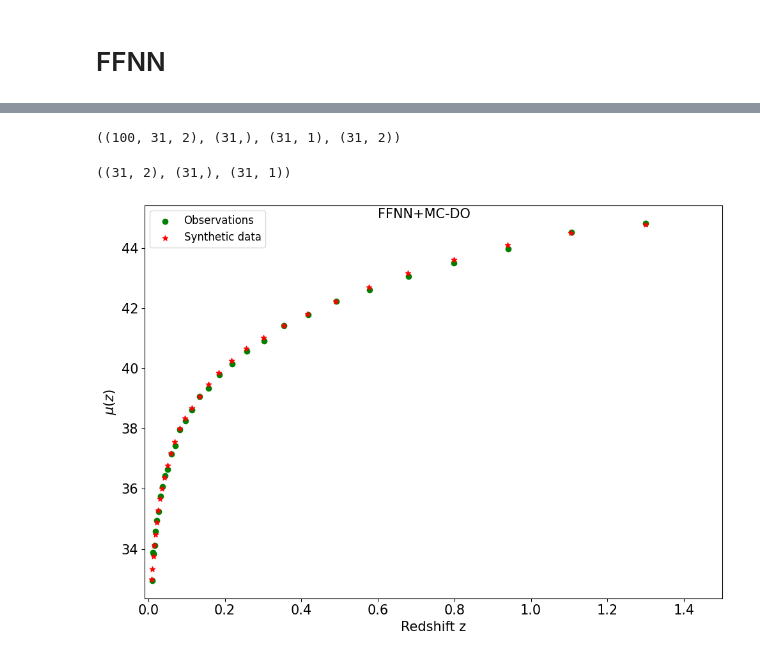
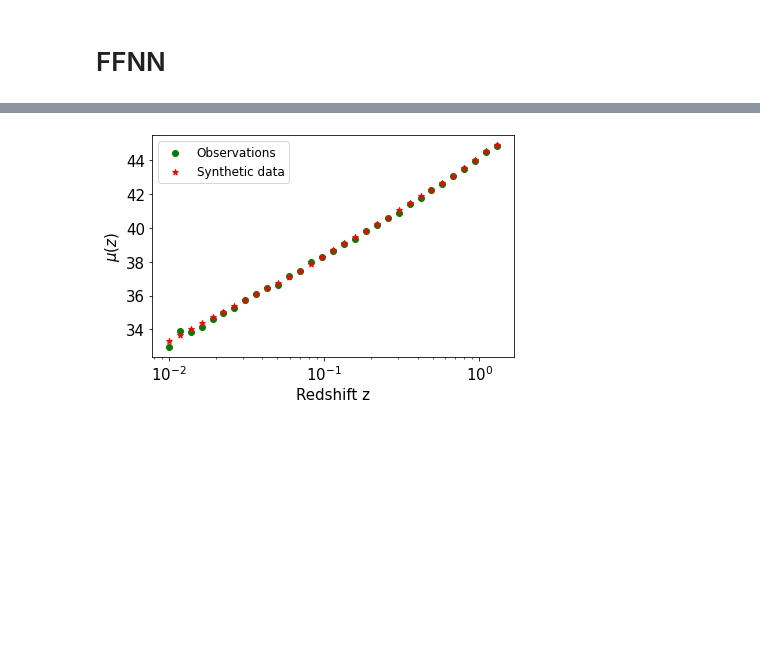
Before and after one commit to igomezv/neuralCosmoReconstruction, a Jupyter notebook: notebooks/binned_JLA_ANN_DO.ipynb, the cells around one changed output, grey strips where cells are left out. Drawn from its saved outputs; the diff is of its cells as text; code cells hidden in the pictures; blank space fills up the shorter version.

Commit message:
newer ffnn+mc-do to jla

```diff
--- a/notebooks/binned_JLA_ANN_DO.ipynb
+++ b/notebooks/binned_JLA_ANN_DO.ipynb
@@ -106,7 +110,7 @@ Non-trainable params: 0
 _________________________________________________________________
 # %%
 model2_train = neural_model2.fit(z_train, y_train, batch_size=1,
-                                    epochs=500,verbose=1,
+                                    epochs=2000,verbose=1,
                                     validation_data=(z_test, y_test))
 #                                     callbacks=callbacks)
 # %% [output]
@@ -146,8 +151,8 @@ plt.savefig('loss_dropoutJLA2.png')
 # %%
-file3 = 'fake_binned_JLA2TEST3new.dat'
-data3 = np.loadtxt(file3, skiprows=3)
+# file3 = 'fake_binned_JLA2TEST3new.dat'
+# data3 = np.loadtxt(file3, skiprows=3)
 
-z_test = data3[:,0]
-x_test = np.log(z_test)
+# z_test = data3[:,0]
+z_test = zz
 # x_test = zz
-z_test
+# x_test
@@ -165,29 +162,18 @@ test_batch_size = 31
 # x_test = np.linspace(np.min(z), np.max(z), test_batch_size)
 
 mc_dropout_num = 100# Run Dropout 100 times
-predictions = np.zeros((mc_dropout_num, test_batch_size, 2))
+predictions = np.zeros((mc_dropout_num, test_batch_size, 1))
 
 for i in range(mc_dropout_num):
-    predictions[i] = neural_model2.predict(x_test)
+    predictions[i] = neural_model2.predict(z_test)
 
 
 prediction_mc_dropout = np.mean(predictions, axis=0, dtype=np.float64)
 std_mc_dropout = np.std(predictions, axis=0, dtype=np.float64)
 
 # get mean results and its varience
-predictions_dl = prediction_mc_dropout[:,0]
 # pred_err = np.exp(pred_random[:,1].reshape(-1,1))
-predictions_err = np.exp(prediction_mc_dropout[:,1].reshape(-1,1))
 # pred_err = np.exp(pred_random[:,1].reshape(-1,1))
 
 
-sigma = np.sqrt(std_mc_dropout[:, 0]**2 + std_mc_dropout[:, 1]**2+ prediction_mc_dropout[:,1]**2)
-
-np.shape(predictions), np.shape(predictions_dl), np.shape(predictions_err), np.shape(prediction_mc_dropout)
+# sigma = np.sqrt(std_mc_dropout[:, 0]**2 + std_mc_dropout[:, 1]**2+ prediction_mc_dropout[:,1]**2)
-# %% [output]
-((100, 31, 2), (31,), (31, 1), (31, 2))
-# %%
-np.shape(prediction_mc_dropout), np.shape(predictions_dl), np.shape(predictions_err)
-# predictions_err
-# %% [output]
-((31, 2), (31,), (31, 1))
@@ -249,43 +237,42 @@ fowacdm1 = np.array(fowacdm1)
 # fowacdm3 = np.array(fowacdm3)
 # %%
 # Plotting
-# dlfake = scalerdl.inverse_transform(prediction_mc_dropout[:,0].reshape(-1,1))
+dlfake = scalerdl.inverse_transform(prediction_mc_dropout.reshape(-1,1))[:,0]
 # dlfake = prediction_mc_dropout[:,0]
-plt.figure(figsize=(10, 7), dpi=100)
-x_test = np.exp(x_test)
-# print(np.shape(dlfake))
+# plt.figure(figsize=(10, 7), dpi=100)
 
 # fakeerrors = np.sqrt(np.abs(np.diagonal(decoded_fake.reshape(31,31))))
 # sigma = np.sqrt(std_mc_dropout.reshape(31,))
 
 plt.scatter(z, dl, c='g', label='Observations')
 # plt.errorbar(z, dl, errors, fmt='g.', markersize=10, label='Observations')
-plt.scatter(x_test, predictions_dl, marker='*', c='r', label='Synthetic data')
+plt.scatter(z, dlfake, marker='*', c='r', label='Synthetic data')
 
 # plt.errorbar(x_test, dlfake, yerr=sigma
 #              , markersize=10, fmt='.',
 #              ecolor='blue', capthick=2, elinewidth=0.9, alpha=0.8, c='r',
 #              label='Synthetic data')
 
 # plt.scatter(scalerz.inverse_transform(zz), yy, color='k', label='Original cosmic chronometers')
 # plt.plot(zmodel, flcdm, label='$\Lambda CDM$', c='b')
 # plt.plot(zmodel, fowacdm1, label='CPL $w_0 = -1.3, w_a=1.2$', c='m')
 # plt.plot(zmodel, fowacdm2, label='$\omega_0\omega_aCDM \;\; \omega_a=-0.5$', c='y')
 # plt.plot(zmodel, Hlcdm(zmodel), label='$\Lambda CDM$ $H_0 = 73.24$', c='k')
 # plt.plot(zmodel, Hlcdm(zmodel, H0=67.4), label='$\Lambda CDM$ $H_0 = 67.4$', c='b')
-plt.xlim(-0.01, np.max(z)+0.2)
+# plt.xlim(-0.01, np.max(z)+0.2)
 plt.xlabel("Redshift z", fontsize=15)
 plt.ylabel("$\mu(z)$", fontsize=15)
 # plt.xlim(0, np.max(z))
 plt.xticks(fontsize=15)
-plt.text(0.6, 45, 'FFNN+MC-DO', fontsize=15)
+# plt.text(0.6, 45, 'FFNN+MC-DO', fontsize=15)
 plt.yticks(fontsize=15)
+plt.xscale('log')
+
 plt.tight_layout()
-
 plt.legend(loc='upper left', fontsize=12)
 # plt.show()
 plt.savefig('DL_dropoutb2.png')
 # %% [output]
-[figure, old version]
+[figure, new version]
 # %%
 index = np.argsort(z_test)
```
Also changed, not shown: parts of 8 cells of this notebook.
